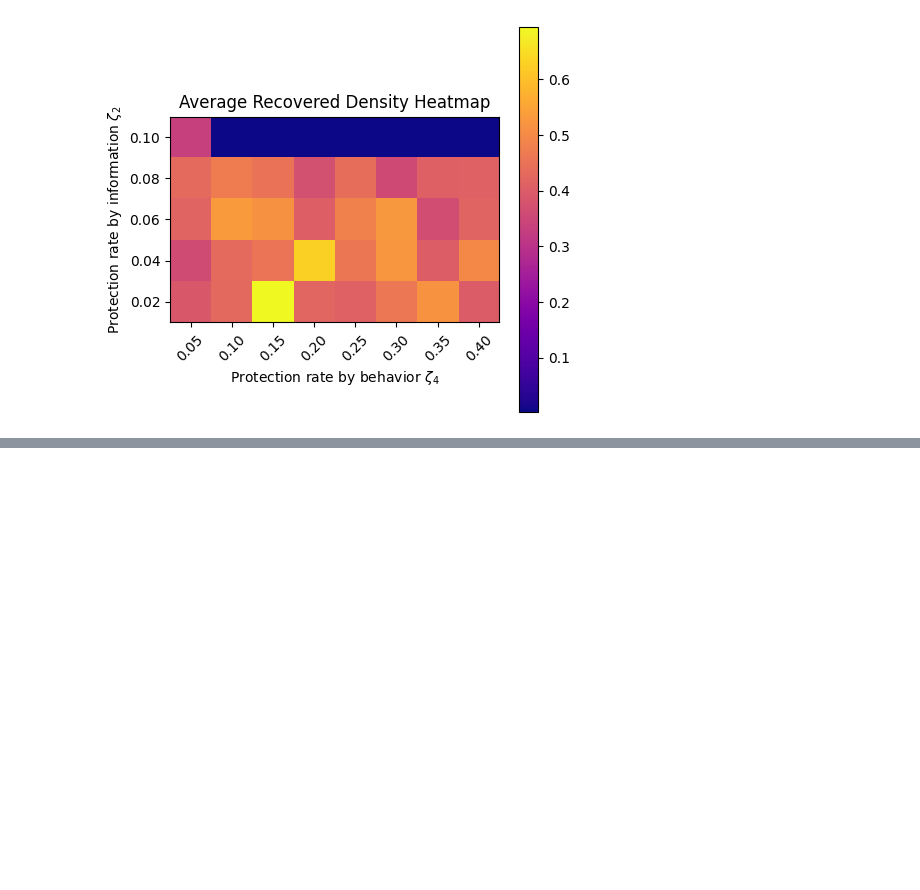
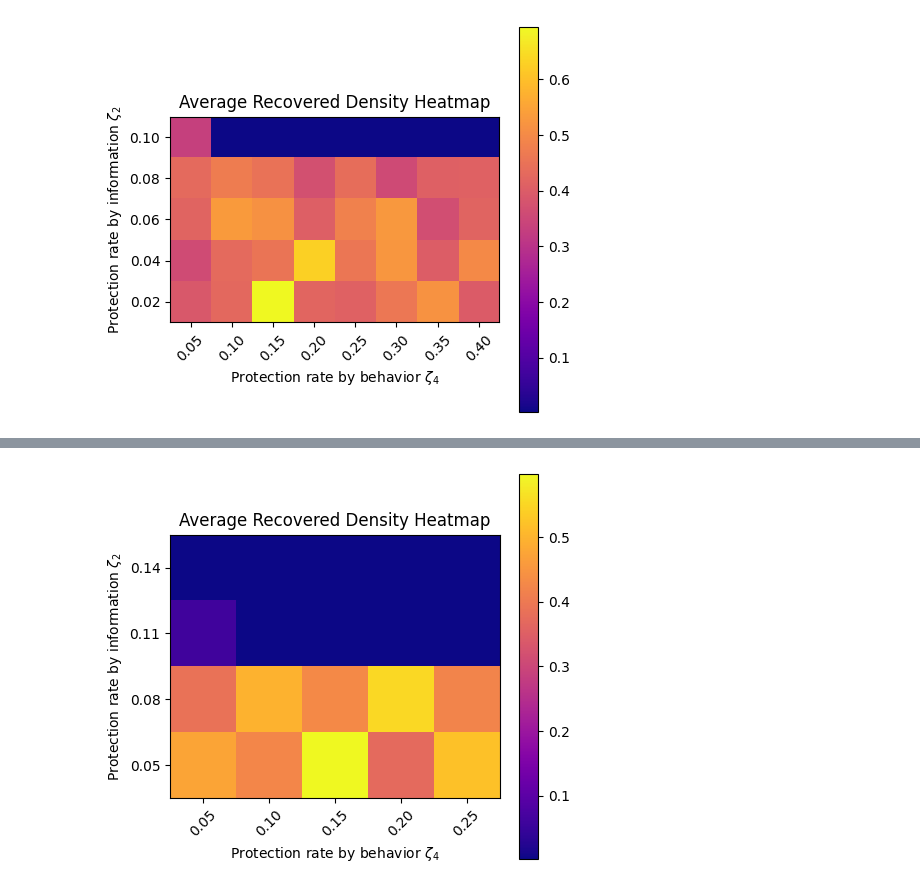
Before and after one commit to Nancy-Shi/Complex_Networks, a Jupyter notebook: 3_Layer_Coupling_080423_6.ipynb, the cells around one changed output, grey strips where cells are left out. Drawn from its saved outputs; the diff is of its cells as text; code cells hidden in the pictures; blank space fills up the shorter version.

```diff
--- a/3_Layer_Coupling_080423_6.ipynb
+++ b/3_Layer_Coupling_080423_6.ipynb
@@ -768,0 +817,31 @@ plt.show()
+# %%
+# Plot the heat map
+fig, ax = plt.subplots(figsize=(5,5))
+heatmap = ax.imshow(results_rho_R, cmap='plasma', interpolation='nearest')
+
+# Set the tick labels and show colorbar
+ax.set_xticks(np.arange(len(zeta_4_values)))
+ax.set_yticks(np.arange(len(zeta_2_values)))
+
+# Format the tick labels with two decimal places using string formatting
+zeta_4_formatter = ticker.StrMethodFormatter('{:.2f}'.format)
+zeta_2_formatter = ticker.StrMethodFormatter('{:.2f}'.format)
+ax.xaxis.set_major_formatter(zeta_4_formatter)
+ax.yaxis.set_major_formatter(zeta_2_formatter)
+ax.invert_yaxis()
+
+ax.set_xticklabels(['{:.2f}'.format(val) for val in zeta_4_values])
+ax.set_yticklabels(['{:.2f}'.format(val) for val in zeta_2_values])
+
+plt.xticks(rotation=45)
+plt.colorbar(heatmap, fraction=0.1)
+
+# Set labels and title
+ax.set_xlabel('Protection rate by behavior $\zeta_4$')
+ax.set_ylabel('Protection rate by information $\zeta_2$')
+ax.set_title('Average Recovered Density Heatmap')
+
+# Display the heat map
+plt.show()
+# %% [output]
+[figure, added]
```
Also changed, not shown: parts of 2 cells of this notebook.
